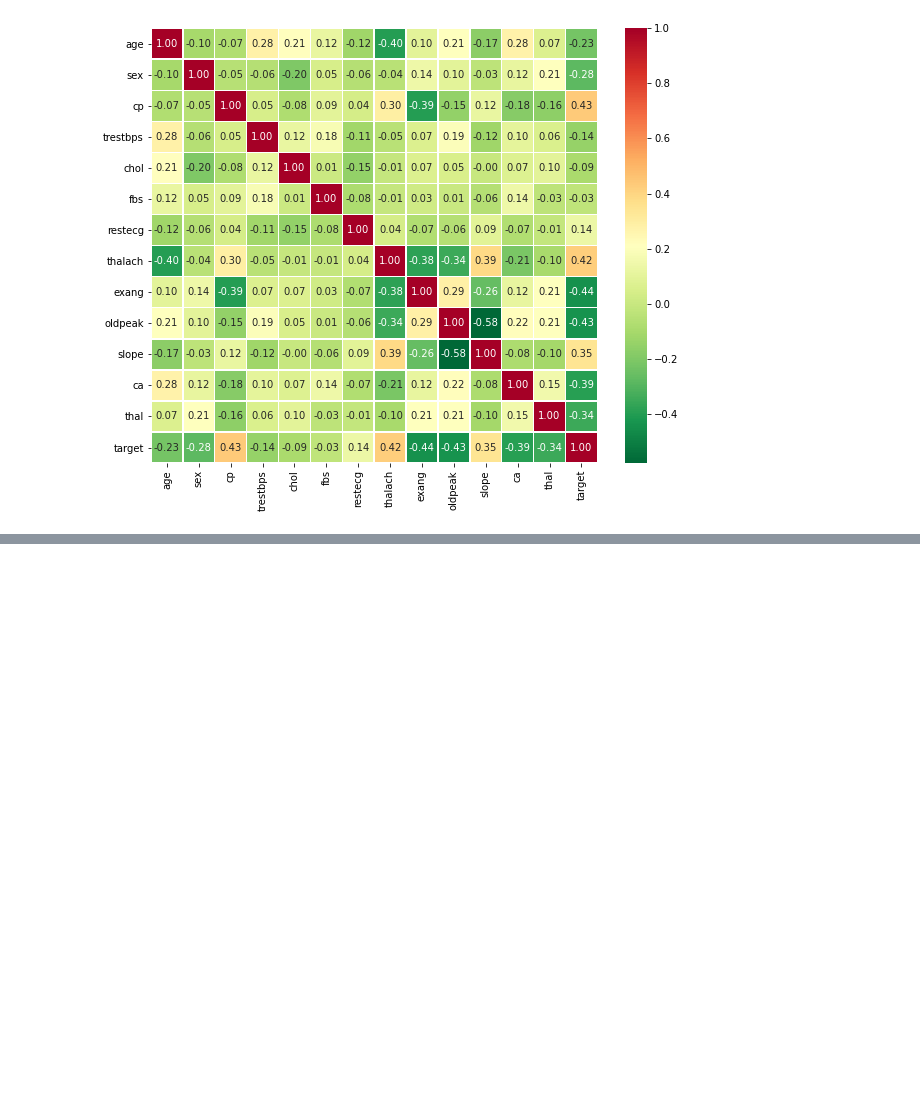
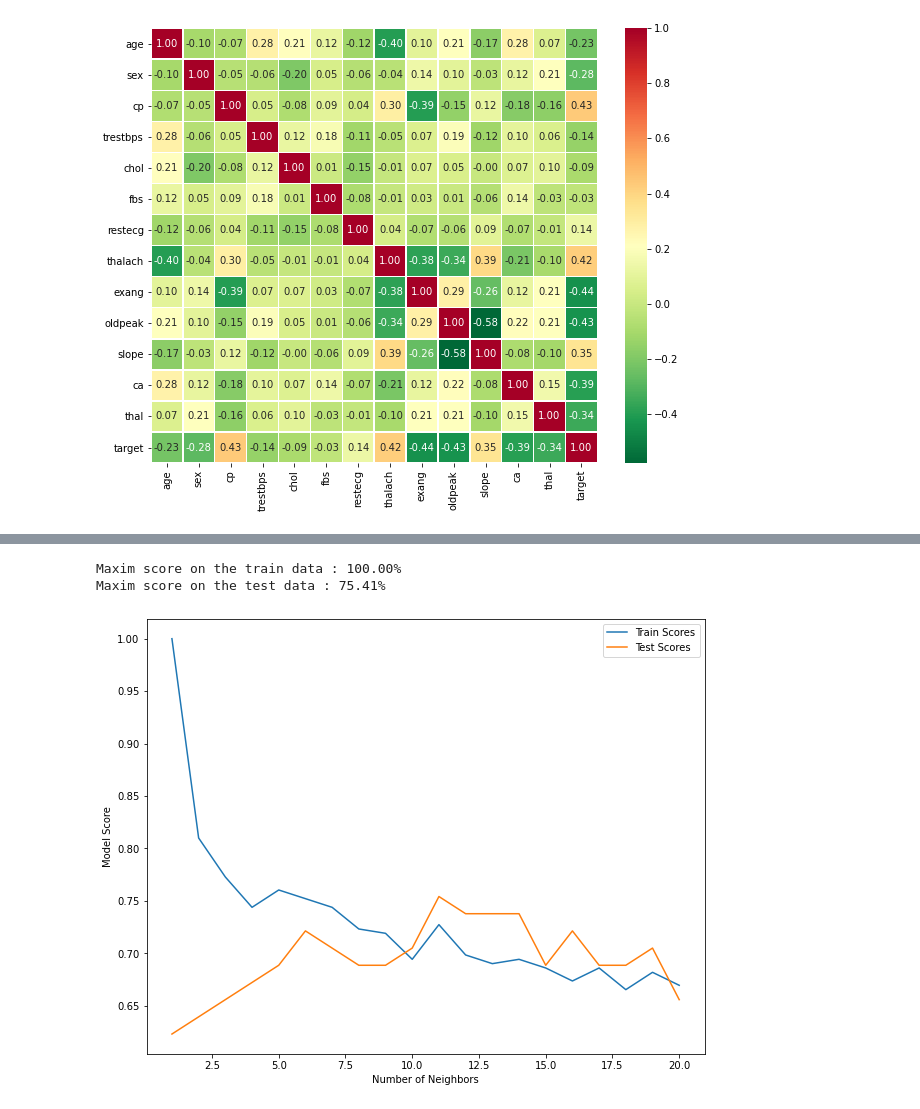
Before and after one commit to EMekanik/Heart-Disease-Classification, a Jupyter notebook: Heart-Disease-Classification.ipynb, the cells around one changed output, grey strips where cells are left out. Drawn from its saved outputs; the diff is of its cells as text; code cells hidden in the pictures; blank space fills up the shorter version.

```diff
--- a/Heart-Disease-Classification.ipynb
+++ b/Heart-Disease-Classification.ipynb
@@ -306,0 +473,23 @@ ax = sns.heatmap(corr_mat, annot=True, linewidths=0.5, fmt = '.2f', cmap='RdYlGn
+# %%
+# KNN Tuning
+train_scores = []
+test_scores = []
+
+# Create a list of different values for n_neighbors
+neighbors = range(1,21,1)
+
+# Instantiate KNeigbors
+knn = KNeighborsClassifier()
+
+# Loop through different n_neighbors
+for i in neighbors:
+    knn.set_params(n_neighbors=i)
+
+    # Fit the algorthm
+    knn.fit(X_train, y_train)
+
+    # Update training scores list
+    train_scores.append(knn.score(X_train, y_train))
+
+    # Update the test scores lsit
+    test_scores.append(knn.score(X_test, y_test))
@@ -306,0 +542,18 @@ ax = sns.heatmap(corr_mat, annot=True, linewidths=0.5, fmt = '.2f', cmap='RdYlGn
+# %%
+figKnn = plt.figure(figsize=(10,8))
+figKnn
+plt.plot(neighbors, train_scores, label='Train Scores')
+plt.plot(neighbors, test_scores, label='Test Scores')
+plt.xlabel('Number of Neighbors')
+plt.ylabel('Model Score')
+plt.legend();
+
+
+print(f"Maxim score on the train data : {max(train_scores)*100:.2f}%")
+print(f"Maxim score on the test data : {max(test_scores)*100:.2f}%")
+
+figKnn.savefig('KNN Heart Disease NNeighbors Comparison.png')
+# %% [output]
+Maxim score on the train data : 100.00%
+Maxim score on the test data : 75.41%
+[figure, added]
```
Also changed, not shown: parts of 23 cells of this notebook, 2 other files.
